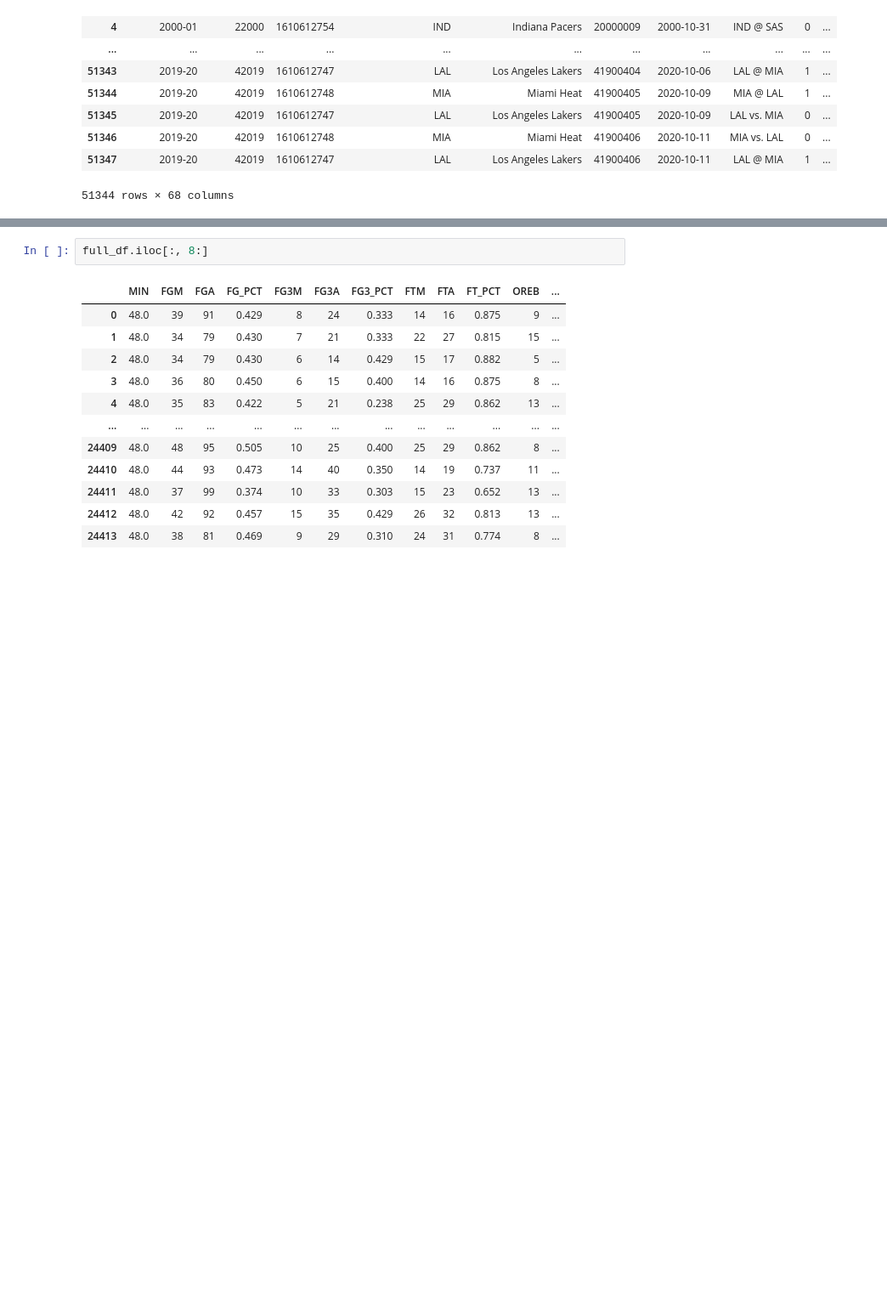
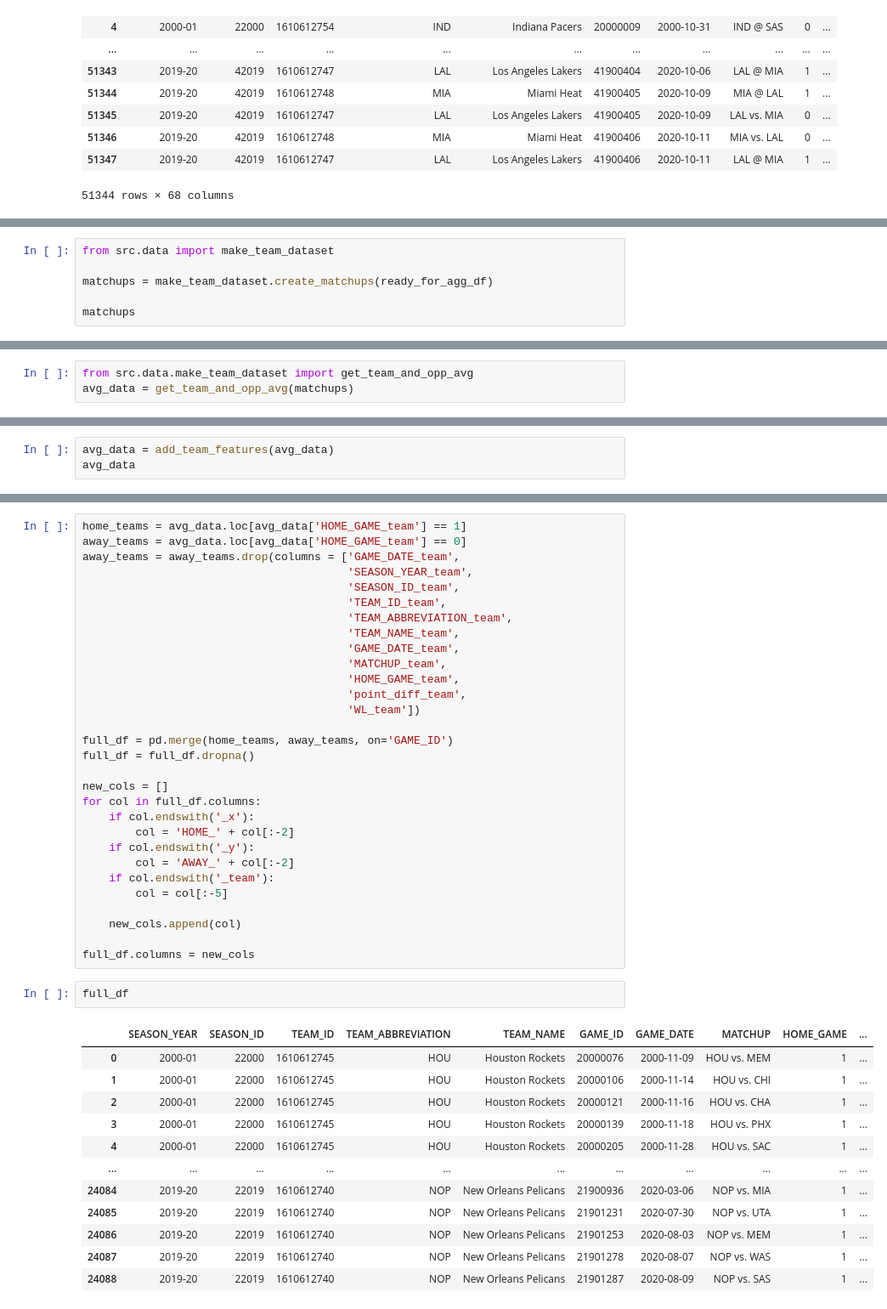
Before and after one commit to jnish23/NBA_Model, a Jupyter notebook: notebooks/team_based_modelv2.ipynb, the cells around one changed output, grey strips where cells are left out. Shown: that part at 85% size. Drawn from its saved outputs; the diff is of its cells as text; blank space fills up the shorter version.

```diff
--- a/notebooks/team_based_modelv2.ipynb
+++ b/notebooks/team_based_modelv2.ipynb
@@ -427,0 +69,6 @@ full_df = full_df.drop(columns = 'TEAM_CITY')
+# %%
+from src.data import make_team_dataset
+
+matchups = make_team_dataset.create_matchups(ready_for_agg_df)
+
+matchups
@@ -427,0 +89,3 @@ full_df = full_df.drop(columns = 'TEAM_CITY')
+# %%
+from src.data.make_team_dataset import get_team_and_opp_avg
+avg_data = get_team_and_opp_avg(matchups)
@@ -427,0 +116,3 @@ full_df = full_df.drop(columns = 'TEAM_CITY')
+# %%
+avg_data = add_team_features(avg_data)
+avg_data
@@ -428,15 +133,45 @@ full_df = full_df.drop(columns = 'TEAM_CITY')
+# %%
+home_teams = avg_data.loc[avg_data['HOME_GAME_team'] == 1]
+away_teams = avg_data.loc[avg_data['HOME_GAME_team'] == 0]
+away_teams = away_teams.drop(columns = ['GAME_DATE_team',
+                                        'SEASON_YEAR_team',
+                                        'SEASON_ID_team',
+                                        'TEAM_ID_team',
+                                        'TEAM_ABBREVIATION_team',
+                                        'TEAM_NAME_team',
+                                        'GAME_DATE_team',
+                                        'MATCHUP_team',
+                                        'HOME_GAME_team',
+                                        'point_diff_team',
+                                        'WL_team'])
+
+full_df = pd.merge(home_teams, away_teams, on='GAME_ID')
+full_df = full_df.dropna()
+
+new_cols = []
+for col in full_df.columns:
+    if col.endswith('_x'):
+        col = 'HOME_' + col[:-2]
+    if col.endswith('_y'):
+        col = 'AWAY_' + col[:-2]
+    if col.endswith('_team'):
+        col = col[:-5]
+
+    new_cols.append(col)
+
+full_df.columns = new_cols
 # %%
-full_df.iloc[:, 8:]
+full_df
 # %% [output]
-|  | MIN | FGM | FGA | FG_PCT | FG3M | FG3A | FG3_PCT | FTM | FTA | FT_PCT | OREB | ... |
-| 0 | 48.0 | 39 | 91 | 0.429 | 8 | 24 | 0.333 | 14 | 16 | 0.875 | 9 | ... |
-| 1 | 48.0 | 34 | 79 | 0.430 | 7 | 21 | 0.333 | 22 | 27 | 0.815 | 15 | ... |
-| 2 | 48.0 | 34 | 79 | 0.430 | 6 | 14 | 0.429 | 15 | 17 | 0.882 | 5 | ... |
-| 3 | 48.0 | 36 | 80 | 0.450 | 6 | 15 | 0.400 | 14 | 16 | 0.875 | 8 | ... |
-| 4 | 48.0 | 35 | 83 | 0.422 | 5 | 21 | 0.238 | 25 | 29 | 0.862 | 13 | ... |
-| ... | ... | ... | ... | ... | ... | ... | ... | ... | ... | ... | ... | ... |
-| 24409 | 48.0 | 48 | 95 | 0.505 | 10 | 25 | 0.400 | 25 | 29 | 0.862 | 8 | ... |
-| 24410 | 48.0 | 44 | 93 | 0.473 | 14 | 40 | 0.350 | 14 | 19 | 0.737 | 11 | ... |
-| 24411 | 48.0 | 37 | 99 | 0.374 | 10 | 33 | 0.303 | 15 | 23 | 0.652 | 13 | ... |
-| 24412 | 48.0 | 42 | 92 | 0.457 | 15 | 35 | 0.429 | 26 | 32 | 0.813 | 13 | ... |
-| 24413 | 48.0 | 38 | 81 | 0.469 | 9 | 29 | 0.310 | 24 | 31 | 0.774 | 8 | ... |
+|  | SEASON_YEAR | SEASON_ID | TEAM_ID | TEAM_ABBREVIATION | TEAM_NAME | GAME_ID | GAME_DATE | MATCHUP | HOME_GAME | ... |
+| 0 | 2000-01 | 22000 | 1610612745 | HOU | Houston Rockets | 20000076 | 2000-11-09 | HOU vs. MEM | 1 | ... |
+| 1 | 2000-01 | 22000 | 1610612745 | HOU | Houston Rockets | 20000106 | 2000-11-14 | HOU vs. CHI | 1 | ... |
+| 2 | 2000-01 | 22000 | 1610612745 | HOU | Houston Rockets | 20000121 | 2000-11-16 | HOU vs. CHA | 1 | ... |
+| 3 | 2000-01 | 22000 | 1610612745 | HOU | Houston Rockets | 20000139 | 2000-11-18 | HOU vs. PHX | 1 | ... |
+| 4 | 2000-01 | 22000 | 1610612745 | HOU | Houston Rockets | 20000205 | 2000-11-28 | HOU vs. SAC | 1 | ... |
+| ... | ... | ... | ... | ... | ... | ... | ... | ... | ... | ... |
+| 24084 | 2019-20 | 22019 | 1610612740 | NOP | New Orleans Pelicans | 21900936 | 2020-03-06 | NOP vs. MIA | 1 | ... |
+| 24085 | 2019-20 | 22019 | 1610612740 | NOP | New Orleans Pelicans | 21901231 | 2020-07-30 | NOP vs. UTA | 1 | ... |
+| 24086 | 2019-20 | 22019 | 1610612740 | NOP | New Orleans Pelicans | 21901253 | 2020-08-03 | NOP vs. MEM | 1 | ... |
+| 24087 | 2019-20 | 22019 | 1610612740 | NOP | New Orleans Pelicans | 21901278 | 2020-08-07 | NOP vs. WAS | 1 | ... |
+| 24088 | 2019-20 | 22019 | 1610612740 | NOP | New Orleans Pelicans | 21901287 | 2020-08-09 | NOP vs. SAS | 1 | ... |
```
Also changed, not shown: parts of 37 cells of this notebook, 2 other files.
